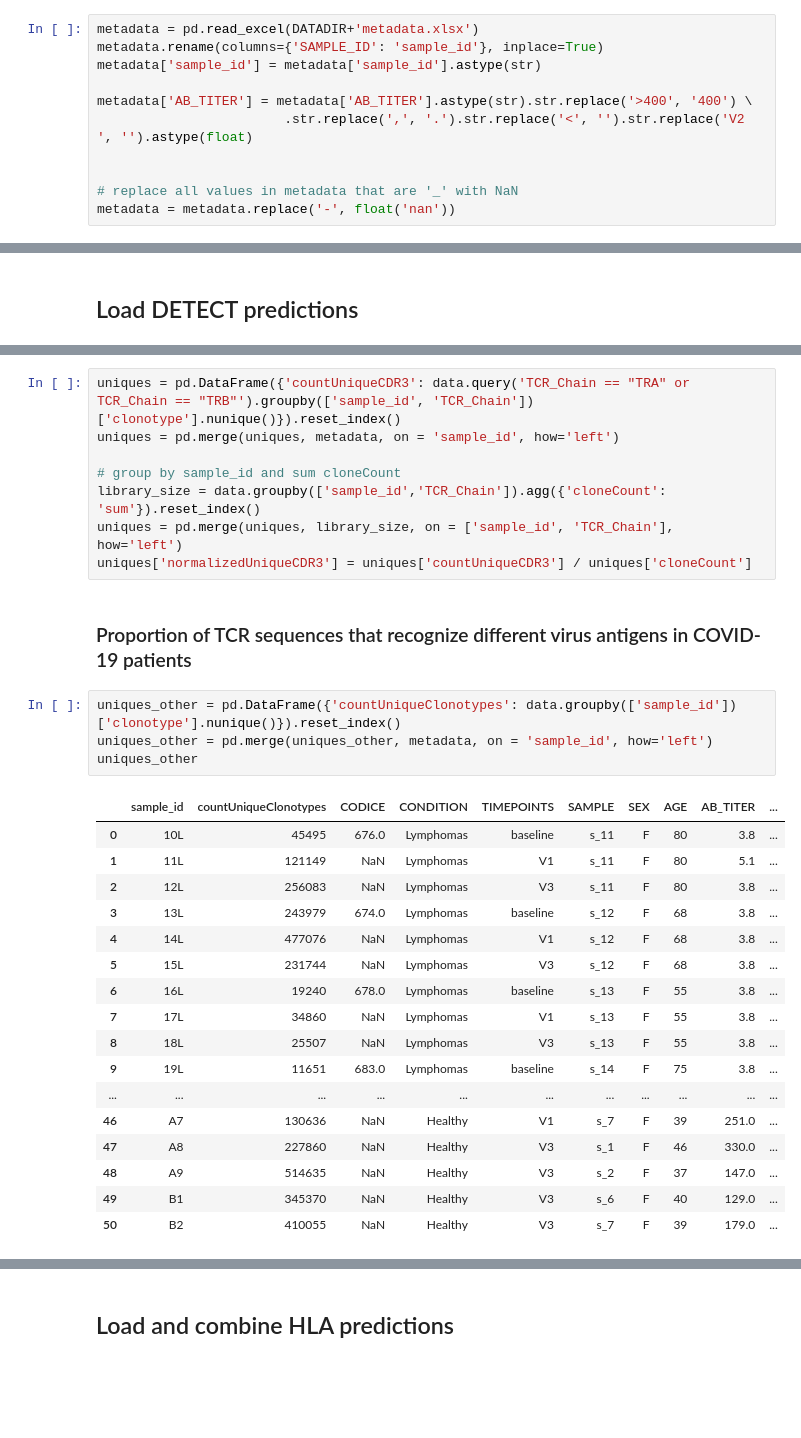
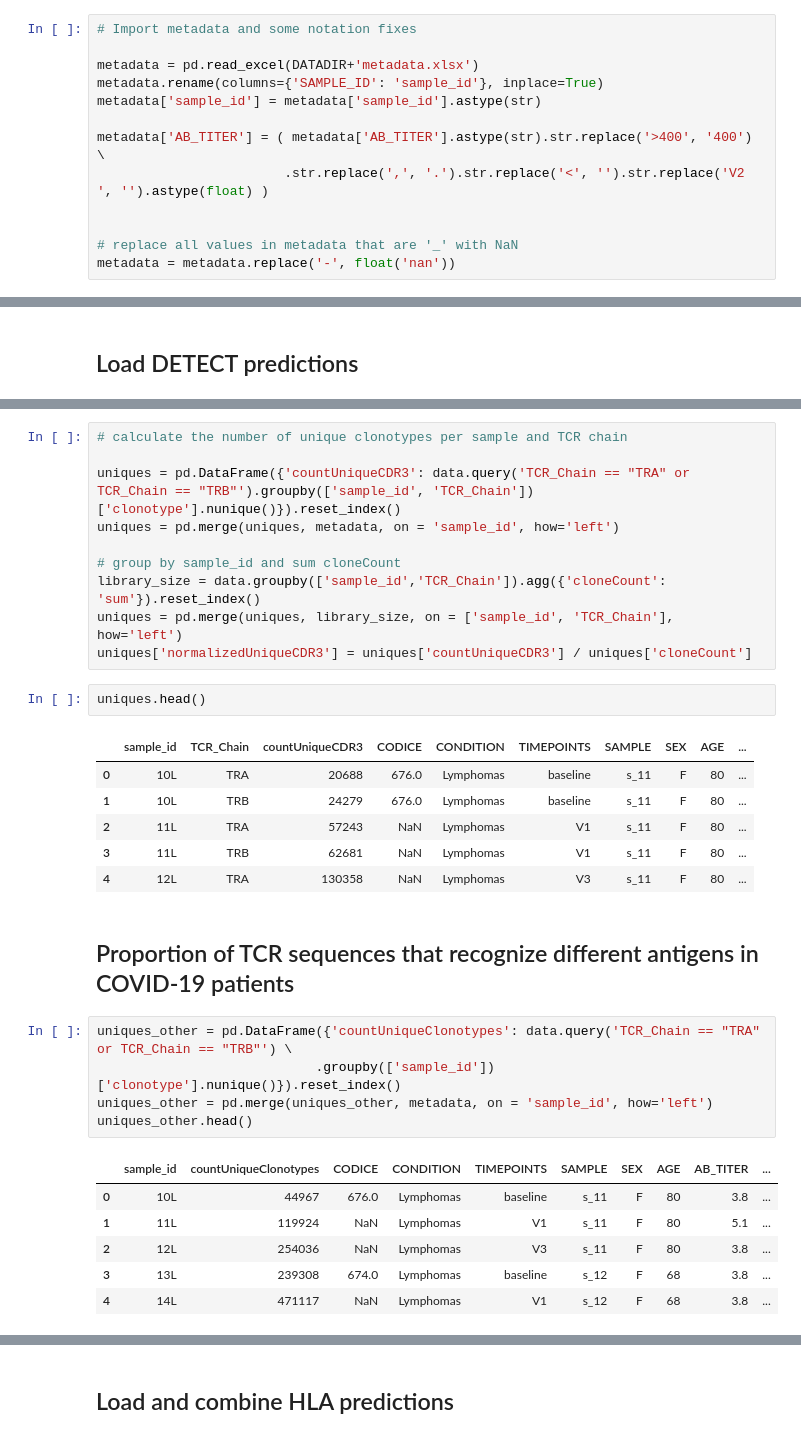
Before and after one commit to fabio-affaticati/Lymphovid19, a Jupyter notebook: lymph_covid.ipynb, the cells around one changed output, grey strips where cells are left out. Saved outputs shown, nothing was run; the diff lists cells and outputs as text; blank space fills up the shorter version.

```diff
--- a/lymph_covid.ipynb
+++ b/lymph_covid.ipynb
@@ -41,12 +45,14 @@ for directory in [DATADIR, RESULTSDIR, PROCESSEDDIR, PLOTSDIR, MODELSDIR]:
 # %% [markdown]
 ## Load metadata and read files
 # %%
+# Import metadata and some notation fixes
+
 metadata = pd.read_excel(DATADIR+'metadata.xlsx')
 metadata.rename(columns={'SAMPLE_ID': 'sample_id'}, inplace=True)
 metadata['sample_id'] = metadata['sample_id'].astype(str)
 
-metadata['AB_TITER'] = metadata['AB_TITER'].astype(str).str.replace('>400', '400') \
-                        .str.replace(',', '.').str.replace('<', '').str.replace('V2 ', '').astype(float)
+metadata['AB_TITER'] = ( metadata['AB_TITER'].astype(str).str.replace('>400', '400') \
+                        .str.replace(',', '.').str.replace('<', '').str.replace('V2 ', '').astype(float) )
 
 
 # replace all values in metadata that are '_' with NaN
@@ -107,4 +99,6 @@ DETECT_predictions.head()
 # %%
+# calculate the number of unique clonotypes per sample and TCR chain
+
 uniques = pd.DataFrame({'countUniqueCDR3': data.query('TCR_Chain == "TRA" or TCR_Chain == "TRB"').groupby(['sample_id', 'TCR_Chain'])['clonotype'].nunique()}).reset_index()
 uniques = pd.merge(uniques, metadata, on = 'sample_id', how='left')
 
@@ -112,29 +106,28 @@ uniques = pd.merge(uniques, metadata, on = 'sample_id', how='left')
 library_size = data.groupby(['sample_id','TCR_Chain']).agg({'cloneCount': 'sum'}).reset_index()
 uniques = pd.merge(uniques, library_size, on = ['sample_id', 'TCR_Chain'], how='left')
 uniques['normalizedUniqueCDR3'] = uniques['countUniqueCDR3'] / uniques['cloneCount']
+# %%
+uniques.head()
+# %% [output]
+|  | sample_id | TCR_Chain | countUniqueCDR3 | CODICE | CONDITION | TIMEPOINTS | SAMPLE | SEX | AGE | ... |
+| 0 | 10L | TRA | 20688 | 676.0 | Lymphomas | baseline | s_11 | F | 80 | ... |
+| 1 | 10L | TRB | 24279 | 676.0 | Lymphomas | baseline | s_11 | F | 80 | ... |
+| 2 | 11L | TRA | 57243 | NaN | Lymphomas | V1 | s_11 | F | 80 | ... |
+| 3 | 11L | TRB | 62681 | NaN | Lymphomas | V1 | s_11 | F | 80 | ... |
+| 4 | 12L | TRA | 130358 | NaN | Lymphomas | V3 | s_11 | F | 80 | ... |
 # %% [markdown]
-### Proportion of TCR sequences that recognize different virus antigens in COVID-19 patients
+## Proportion of TCR sequences that recognize different antigens in COVID-19 patients
 # %%
-uniques_other = pd.DataFrame({'countUniqueClonotypes': data.groupby(['sample_id'])['clonotype'].nunique()}).reset_index()
+uniques_other = pd.DataFrame({'countUniqueClonotypes': data.query('TCR_Chain == "TRA" or TCR_Chain == "TRB"') \
+                            .groupby(['sample_id'])['clonotype'].nunique()}).reset_index()
 uniques_other = pd.merge(uniques_other, metadata, on = 'sample_id', how='left')
-uniques_other
+uniques_other.head()
 # %% [output]
 |  | sample_id | countUniqueClonotypes | CODICE | CONDITION | TIMEPOINTS | SAMPLE | SEX | AGE | AB_TITER | ... |
-| 0 | 10L | 45495 | 676.0 | Lymphomas | baseline | s_11 | F | 80 | 3.8 | ... |
-| 1 | 11L | 121149 | NaN | Lymphomas | V1 | s_11 | F | 80 | 5.1 | ... |
-| 2 | 12L | 256083 | NaN | Lymphomas | V3 | s_11 | F | 80 | 3.8 | ... |
-| 3 | 13L | 243979 | 674.0 | Lymphomas | baseline | s_12 | F | 68 | 3.8 | ... |
-| 4 | 14L | 477076 | NaN | Lymphomas | V1 | s_12 | F | 68 | 3.8 | ... |
-| 5 | 15L | 231744 | NaN | Lymphomas | V3 | s_12 | F | 68 | 3.8 | ... |
-| 6 | 16L | 19240 | 678.0 | Lymphomas | baseline | s_13 | F | 55 | 3.8 | ... |
-| 7 | 17L | 34860 | NaN | Lymphomas | V1 | s_13 | F | 55 | 3.8 | ... |
-| 8 | 18L | 25507 | NaN | Lymphomas | V3 | s_13 | F | 55 | 3.8 | ... |
-| 9 | 19L | 11651 | 683.0 | Lymphomas | baseline | s_14 | F | 75 | 3.8 | ... |
-| ... | ... | ... | ... | ... | ... | ... | ... | ... | ... | ... |
-| 46 | A7 | 130636 | NaN | Healthy | V1 | s_7 | F | 39 | 251.0 | ... |
-| 47 | A8 | 227860 | NaN | Healthy | V3 | s_1 | F | 46 | 330.0 | ... |
-| 48 | A9 | 514635 | NaN | Healthy | V3 | s_2 | F | 37 | 147.0 | ... |
-| 49 | B1 | 345370 | NaN | Healthy | V3 | s_6 | F | 40 | 129.0 | ... |
-| 50 | B2 | 410055 | NaN | Healthy | V3 | s_7 | F | 39 | 179.0 | ... |
+| 0 | 10L | 44967 | 676.0 | Lymphomas | baseline | s_11 | F | 80 | 3.8 | ... |
+| 1 | 11L | 119924 | NaN | Lymphomas | V1 | s_11 | F | 80 | 5.1 | ... |
+| 2 | 12L | 254036 | NaN | Lymphomas | V3 | s_11 | F | 80 | 3.8 | ... |
+| 3 | 13L | 239308 | 674.0 | Lymphomas | baseline | s_12 | F | 68 | 3.8 | ... |
+| 4 | 14L | 471117 | NaN | Lymphomas | V1 | s_12 | F | 68 | 3.8 | ... |
 # %%
 DETECT_predictions_other_viruses = pd.read_csv(PROCESSEDDIR + 'DETECT_predictions.tsv', sep = '\t', low_memory=False)
```
Also changed, not shown: parts of 57 cells of this notebook, 2 other files.
